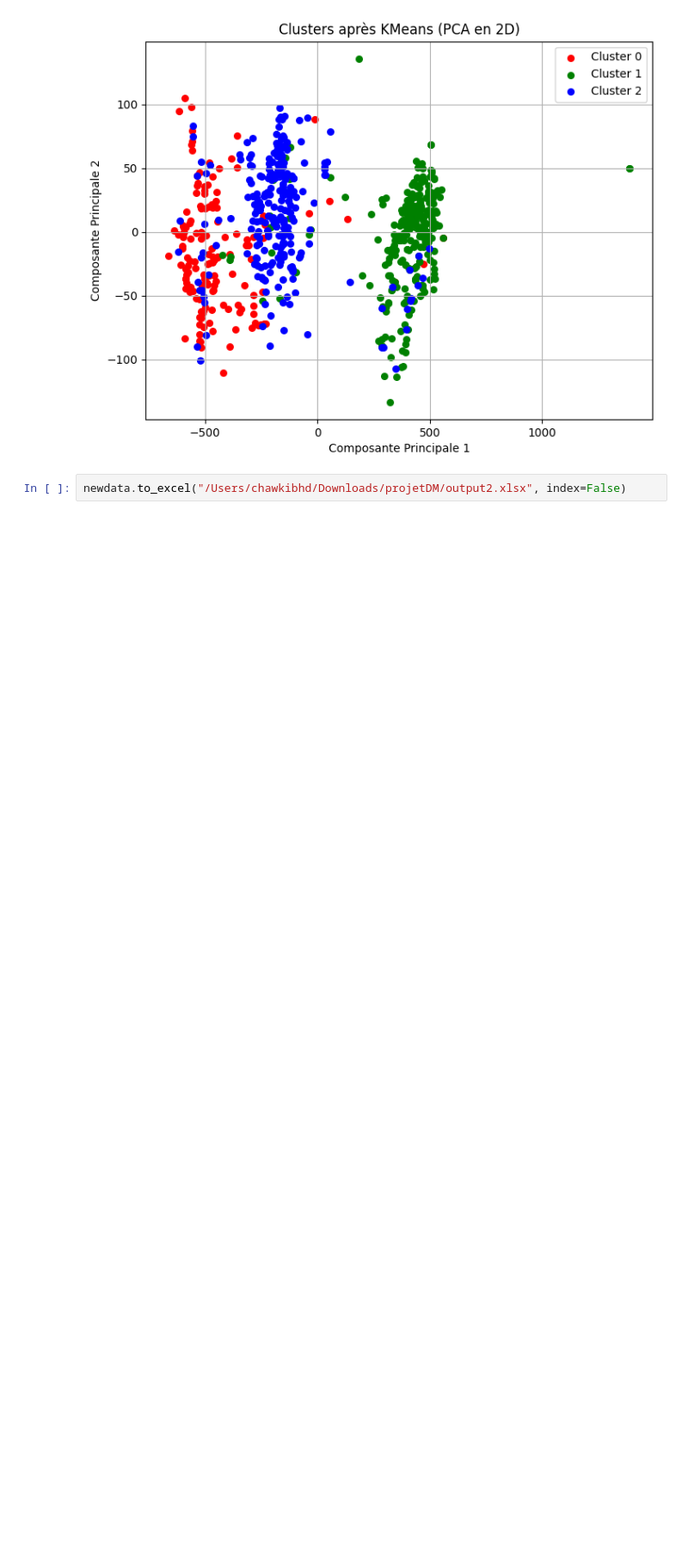
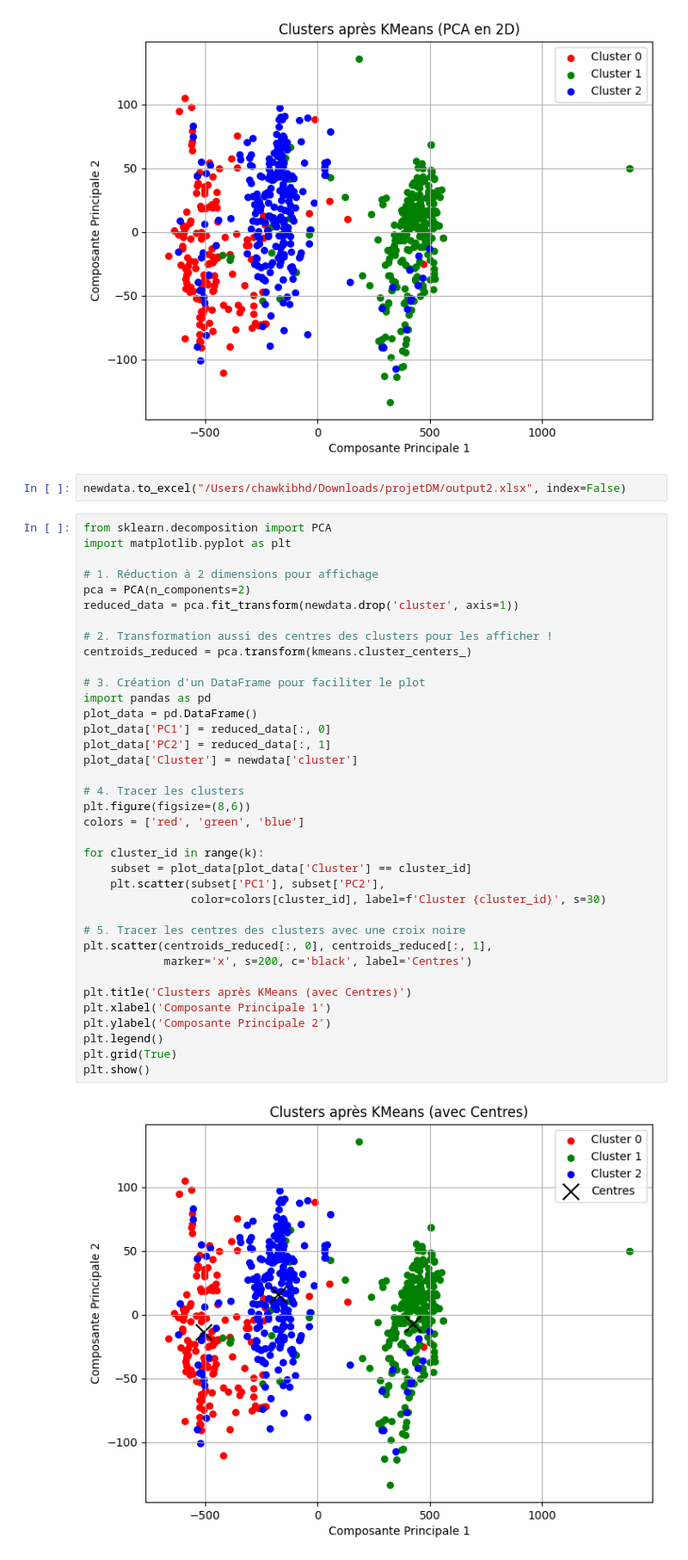
Before and after one commit to chawkibhd/projetDM, a Jupyter notebook: experimental/func.ipynb, the cells around one changed output. Shown: that part at 86% size. Drawn from its saved outputs; the diff is of its cells as text; blank space fills up the shorter version.

Commit message:
scalde data

```diff
--- a/experimental/func.ipynb
+++ b/experimental/func.ipynb
@@ -349,3 +349,42 @@ plt.show()
 [figure]
 # %%
 newdata.to_excel("/Users/chawkibhd/Downloads/projetDM/output2.xlsx", index=False)
+# %%
+from sklearn.decomposition import PCA
+import matplotlib.pyplot as plt
+
+# 1. Réduction à 2 dimensions pour affichage
+pca = PCA(n_components=2)
+reduced_data = pca.fit_transform(newdata.drop('cluster', axis=1))
+
+# 2. Transformation aussi des centres des clusters pour les afficher !
+centroids_reduced = pca.transform(kmeans.cluster_centers_)
+
+# 3. Création d'un DataFrame pour faciliter le plot
+import pandas as pd
+plot_data = pd.DataFrame()
+plot_data['PC1'] = reduced_data[:, 0]
+plot_data['PC2'] = reduced_data[:, 1]
+plot_data['Cluster'] = newdata['cluster']
+
+# 4. Tracer les clusters
+plt.figure(figsize=(8,6))
+colors = ['red', 'green', 'blue']
+
+for cluster_id in range(k):
+    subset = plot_data[plot_data['Cluster'] == cluster_id]
+    plt.scatter(subset['PC1'], subset['PC2'],
+                color=colors[cluster_id], label=f'Cluster {cluster_id}', s=30)
+
+# 5. Tracer les centres des clusters avec une croix noire
+plt.scatter(centroids_reduced[:, 0], centroids_reduced[:, 1],
+            marker='x', s=200, c='black', label='Centres')
+
+plt.title('Clusters après KMeans (avec Centres)')
+plt.xlabel('Composante Principale 1')
+plt.ylabel('Composante Principale 2')
+plt.legend()
+plt.grid(True)
+plt.show()
+# %% [output]
+[figure, added]
```
Also changed, not shown: parts of 3 cells of this notebook.
